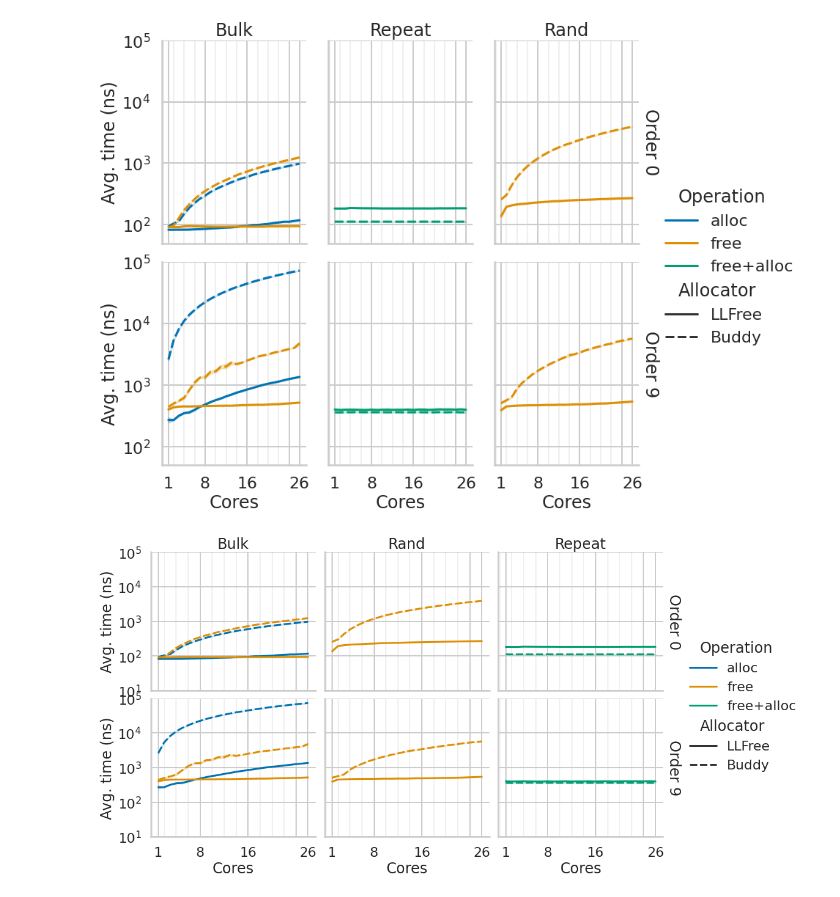
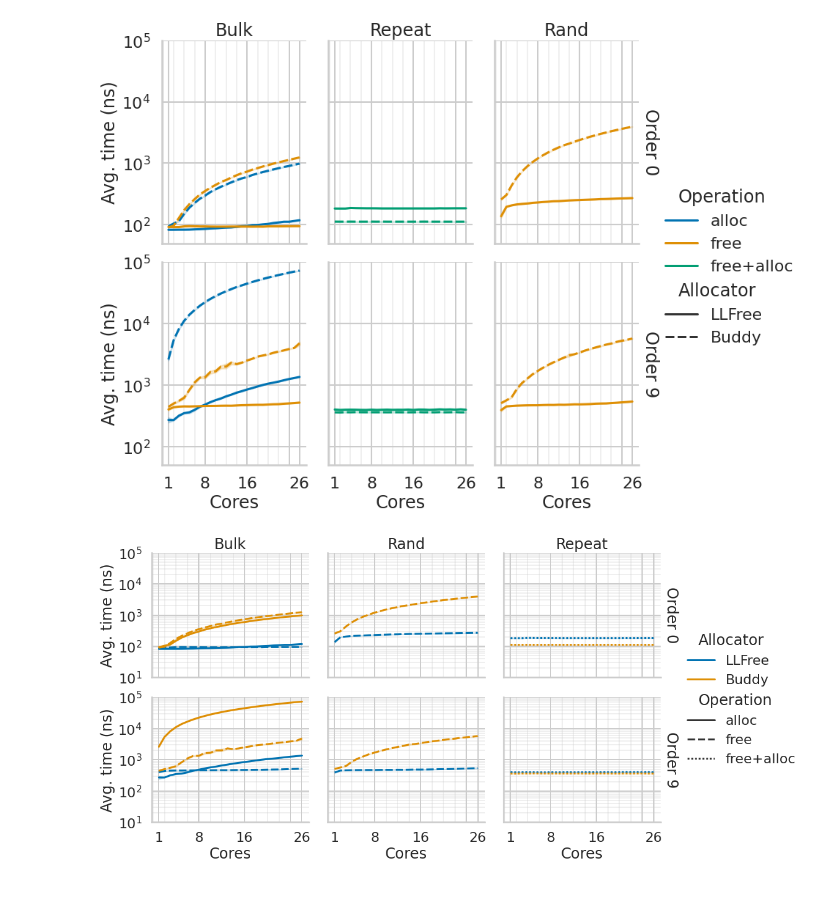
Before and after one commit to luhsra/llfree-bench, a Jupyter notebook: module.ipynb, the cells around one changed output. Drawn from its saved outputs; the diff is of its cells as text; code cells hidden in the pictures.

Commit message:
:art: Plots for fgbs23

```diff
--- a/module.ipynb
+++ b/module.ipynb
@@ -179,33 +179,32 @@ save_dref("module_c", ["Allocator", "bench", "order", "cores", "Operation"], pgd
 # %%
 data_ll = read_all_bench(ll_c, [0, 9])
 data_ll["Allocator"] = "LLFree"
 data_bu = read_all_bench(bu_c, [0, 9])
 data_bu["Allocator"] = "Buddy"
 
 data_c = pd.concat([data_ll, data_bu], ignore_index=True)
 pgd = data_c.melt(
     id_vars=["bench", "order", "cores", "Allocator"],
     value_vars=["alloc", "free", "free+alloc"], value_name="time", var_name="Operation")
 
 with sns.plotting_context("poster"):
     g = sns.FacetGrid(data=pgd, row="order", col="bench", col_order=["Bulk", "Rand", "Repeat"],
-                      height=4, aspect=1.2, margin_titles=True, )
+                      height=4, aspect=1.2, margin_titles=True)
     g.map_dataframe(sns.lineplot, x="cores", y="time",
-                    style="Allocator", hue="Operation")
+                    style="Operation", hue="Allocator")
     g.add_legend(adjust_subtitles=True)
 
     g.set(ylim=(10, 10**5))
     g.set(yscale="log")
     g.set(xticks=[1, 8, 16, 24, 26])
     for ax in g.axes_dict.values():
         ax.set_xticks(list(range(0, 27, 2)), minor=True)
-        ax.set_yticks([], minor=True)
         ax.grid(which="minor", alpha=0.3)
     g.set(xticklabels=[1, 8, 16, "", 26])
 
     g.set(ylabel="Avg. time (ns)")
     g.set(xlabel="Cores")
     g.set_titles(col_template="{col_name}", row_template="Order {row_name}")
     g.savefig("out/module_c_wide.pdf")
 # %% [output]
-[figure, old version]
+[figure, new version]
```
Also changed, not shown: 5 other files.
